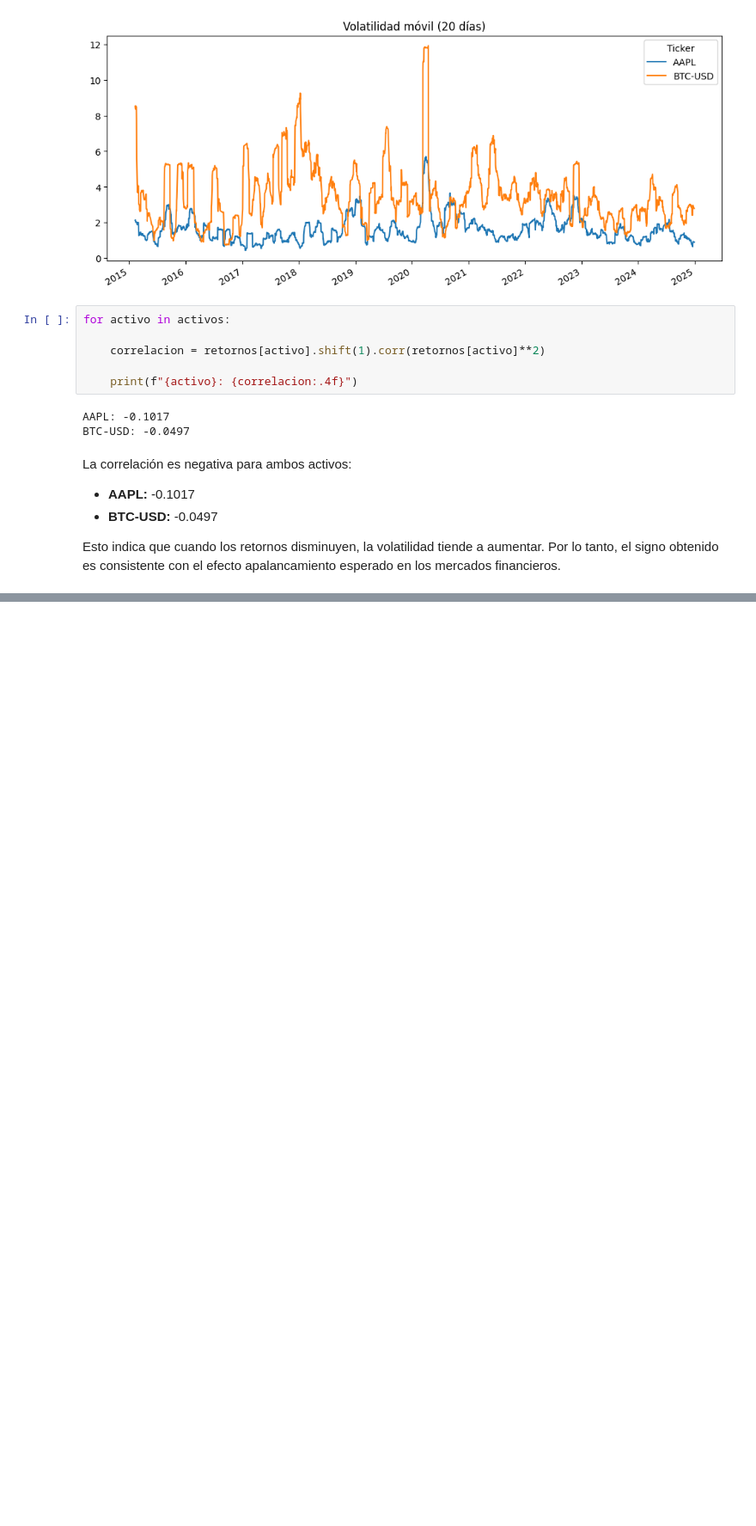
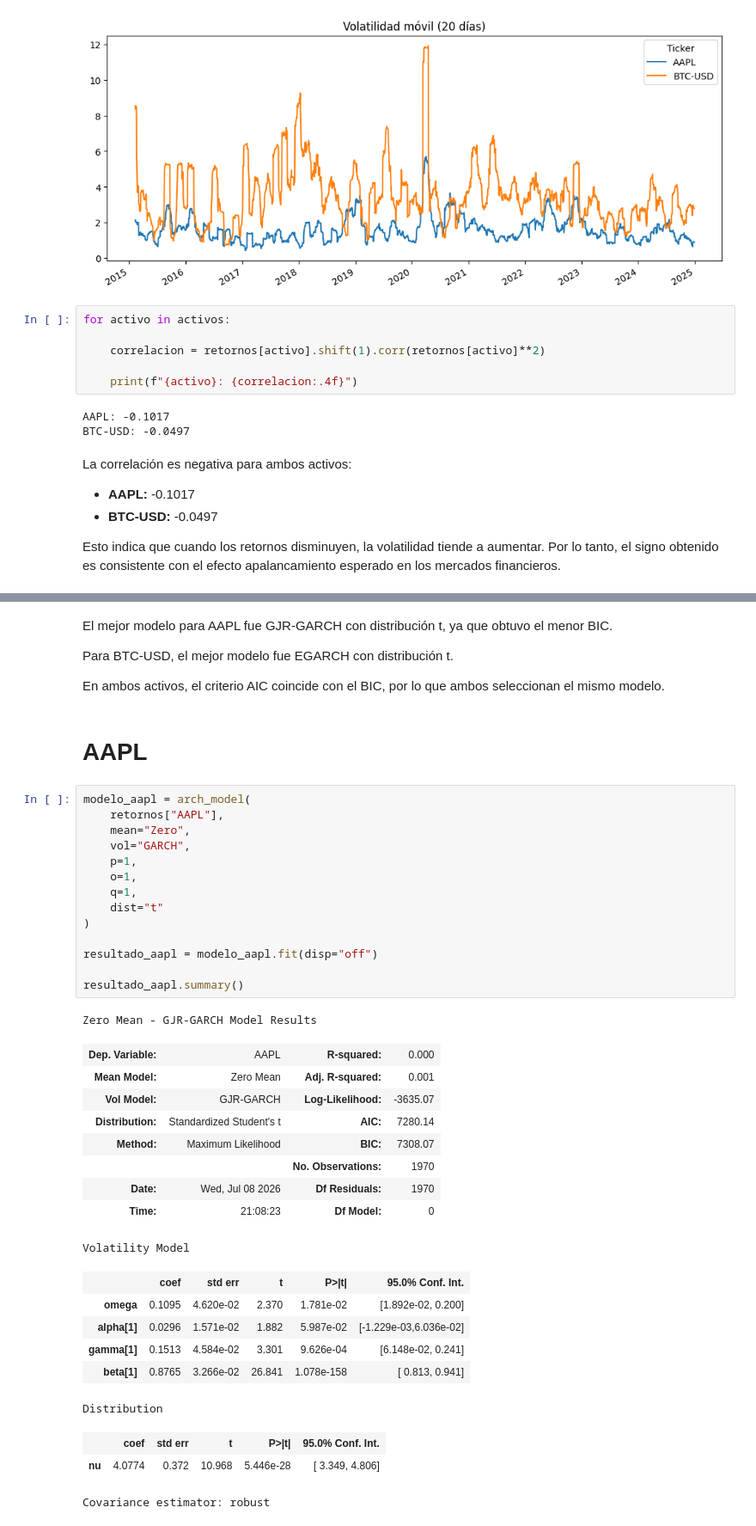
Before and after one commit to Antoniacifuentes/ds_finance_cifuentes, a Jupyter notebook: notebooks/hw5.ipynb, the cells around one changed output, grey strips where cells are left out. Shown at 86% size. Drawn from its saved outputs; the diff is of its cells as text; blank space fills up the shorter version.

```diff
--- a/notebooks/hw5.ipynb
+++ b/notebooks/hw5.ipynb
@@ -854,0 +954,42 @@ Esto indica que cuando los retornos disminuyen, la volatilidad tiende a aumentar
+# %% [markdown]
+El mejor modelo para AAPL fue GJR-GARCH con distribución t, ya que obtuvo el menor BIC.
+
+Para BTC-USD, el mejor modelo fue EGARCH con distribución t.
+
+En ambos activos, el criterio AIC coincide con el BIC, por lo que ambos seleccionan el mismo modelo.
+# %% [markdown]
+# AAPL
+# %%
+modelo_aapl = arch_model(
+    retornos["AAPL"],
+    mean="Zero",
+    vol="GARCH",
+    p=1,
+    o=1,
+    q=1,
+    dist="t"
+)
+
+resultado_aapl = modelo_aapl.fit(disp="off")
+
+resultado_aapl.summary()
+# %% [output]
+Zero Mean - GJR-GARCH Model Results
+| Dep. Variable: | AAPL | R-squared: | 0.000 |
+| Mean Model: | Zero Mean | Adj. R-squared: | 0.001 |
+| Vol Model: | GJR-GARCH | Log-Likelihood: | -3635.07 |
+| Distribution: | Standardized Student's t | AIC: | 7280.14 |
+| Method: | Maximum Likelihood | BIC: | 7308.07 |
+|  |  | No. Observations: | 1970 |
+| Date: | Wed, Jul 08 2026 | Df Residuals: | 1970 |
+| Time: | 21:08:23 | Df Model: | 0 |
+Volatility Model
+|  | coef | std err | t | P>|t| | 95.0% Conf. Int. |
+| omega | 0.1095 | 4.620e-02 | 2.370 | 1.781e-02 | [1.892e-02, 0.200] |
+| alpha[1] | 0.0296 | 1.571e-02 | 1.882 | 5.987e-02 | [-1.229e-03,6.036e-02] |
+| gamma[1] | 0.1513 | 4.584e-02 | 3.301 | 9.626e-04 | [6.148e-02, 0.241] |
+| beta[1] | 0.8765 | 3.266e-02 | 26.841 | 1.078e-158 | [ 0.813, 0.941] |
+Distribution
+|  | coef | std err | t | P>|t| | 95.0% Conf. Int. |
+| nu | 4.0774 | 0.372 | 10.968 | 5.446e-28 | [ 3.349, 4.806] |
+Covariance estimator: robust
```
Also changed, not shown: parts of 11 cells of this notebook.
